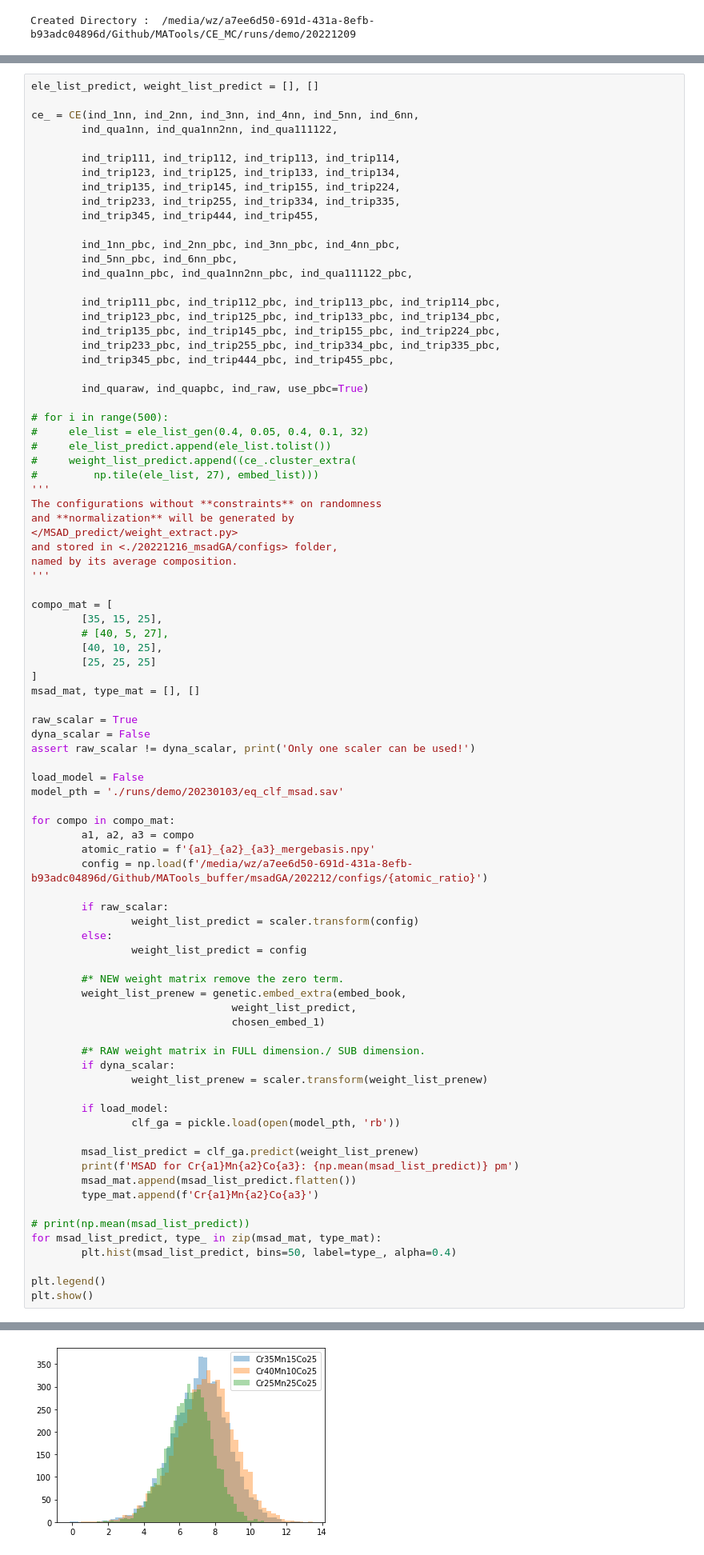
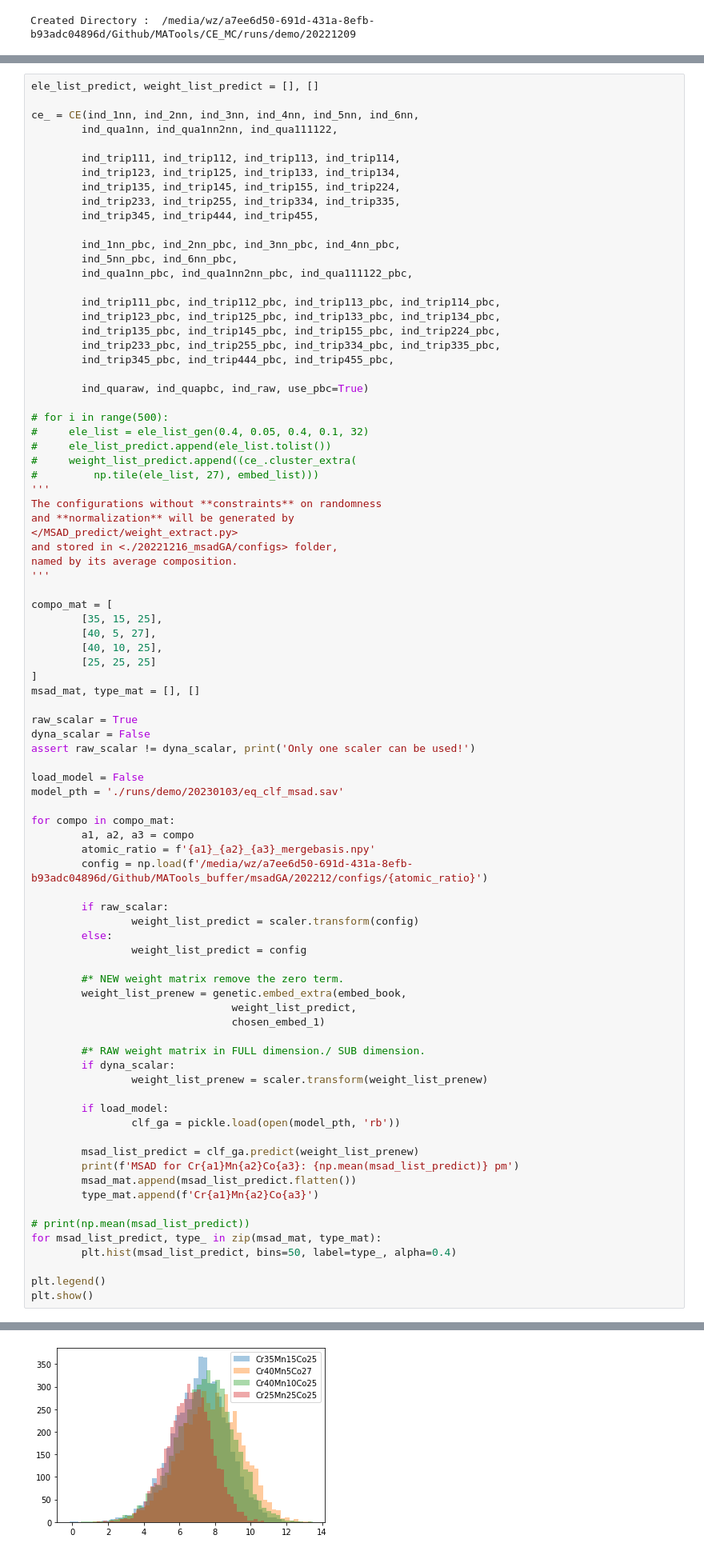
Before and after one commit to wzetto/MATools, a Jupyter notebook: CE_MC/cluster_ce_msad.ipynb, the cells around one changed output, grey strips where cells are left out. Shown at 80% size. Drawn from its saved outputs; the diff is of its cells as text.

```diff
--- a/CE_MC/cluster_ce_msad.ipynb
+++ b/CE_MC/cluster_ce_msad.ipynb
@@ -2173,7 +2173,7 @@ named by its average composition.
 
 compo_mat = [
         [35, 15, 25],
-        # [40, 5, 27],
+        [40, 5, 27],
         [40, 10, 25],
         [25, 25, 25]
 ]
@@ -2224,6 +2225,6 @@ MSAD for Cr35Mn15Co25: 7.162340825628061 pm
 MSAD for Cr40Mn10Co25: 7.415394836463948 pm
 MSAD for Cr25Mn25Co25: 6.578066317749137 pm
-[figure, old version]
+[figure, new version]
 # %% [markdown]
 <i> **Method 2** </i>
 
```
Also changed, not shown: parts of 1 cell of this notebook, 5 other files.
